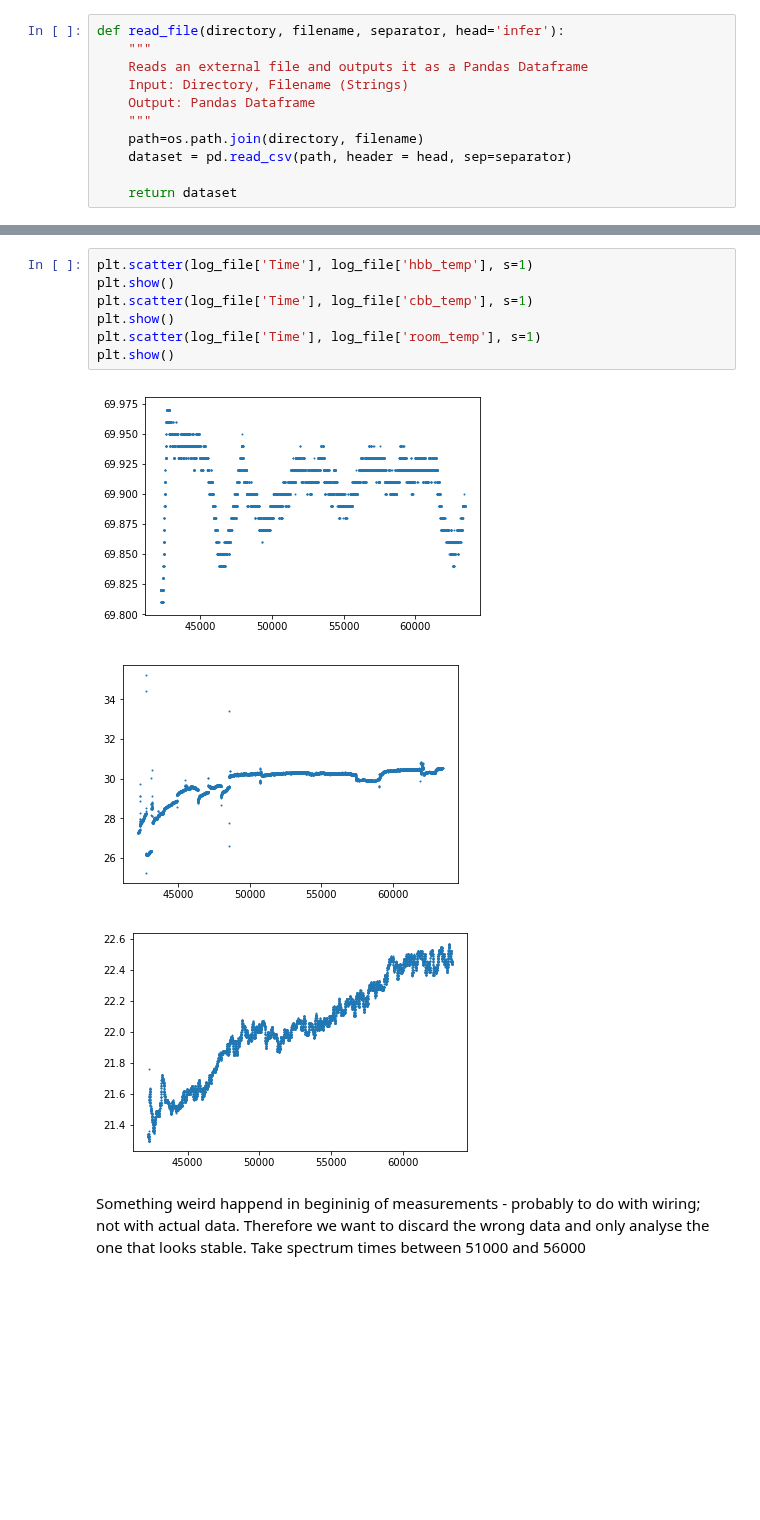
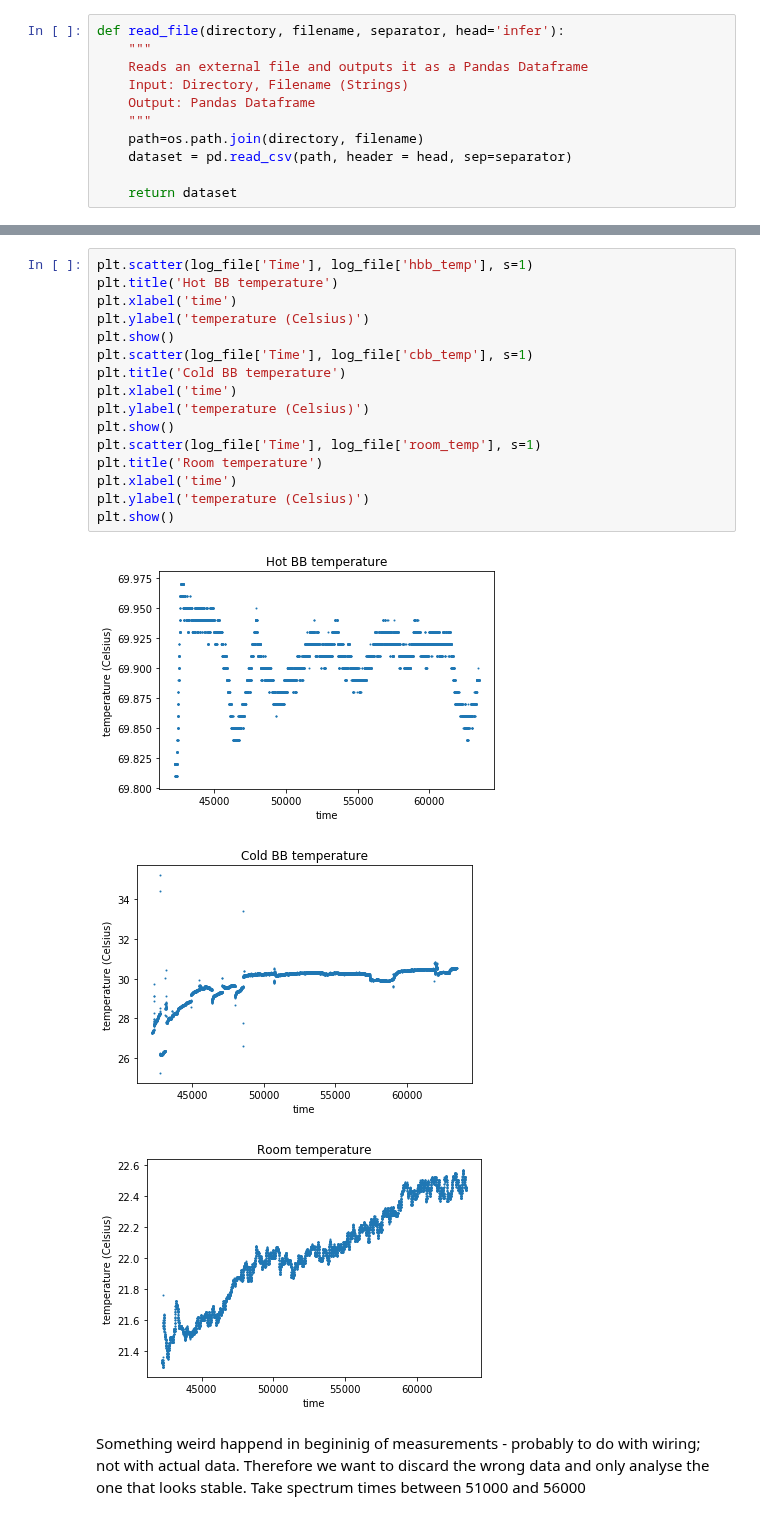
Before and after one commit to micolbedarida/MSci_Project, a Jupyter notebook: November_files_analysis.ipynb, the cells around one changed output, grey strips where cells are left out. Cells and saved outputs as stored; diff of their text form; blank space fills up the shorter version.

```diff
--- a/November_files_analysis.ipynb
+++ b/November_files_analysis.ipynb
@@ -116,14 +114,23 @@ log_file
 # %%
 plt.scatter(log_file['Time'], log_file['hbb_temp'], s=1)
+plt.title('Hot BB temperature')
+plt.xlabel('time')
+plt.ylabel('temperature (Celsius)')
 plt.show()
 plt.scatter(log_file['Time'], log_file['cbb_temp'], s=1)
+plt.title('Cold BB temperature')
+plt.xlabel('time')
+plt.ylabel('temperature (Celsius)')
 plt.show()
 plt.scatter(log_file['Time'], log_file['room_temp'], s=1)
+plt.title('Room temperature')
+plt.xlabel('time')
+plt.ylabel('temperature (Celsius)')
 plt.show()
 # %% [output]
-[figure, old version]
+[figure, new version]
-[figure, old version]
+[figure, new version]
-[figure, old version]
+[figure, new version]
 # %% [markdown]
 Something weird happend in begininig of measurements - probably to do with wiring; not with actual data. Therefore we want to discard the wrong data and only analyse the one that looks stable. Take spectrum times between 51000 and 56000
 # %%
```
Also changed, not shown: parts of 18 cells of this notebook.
